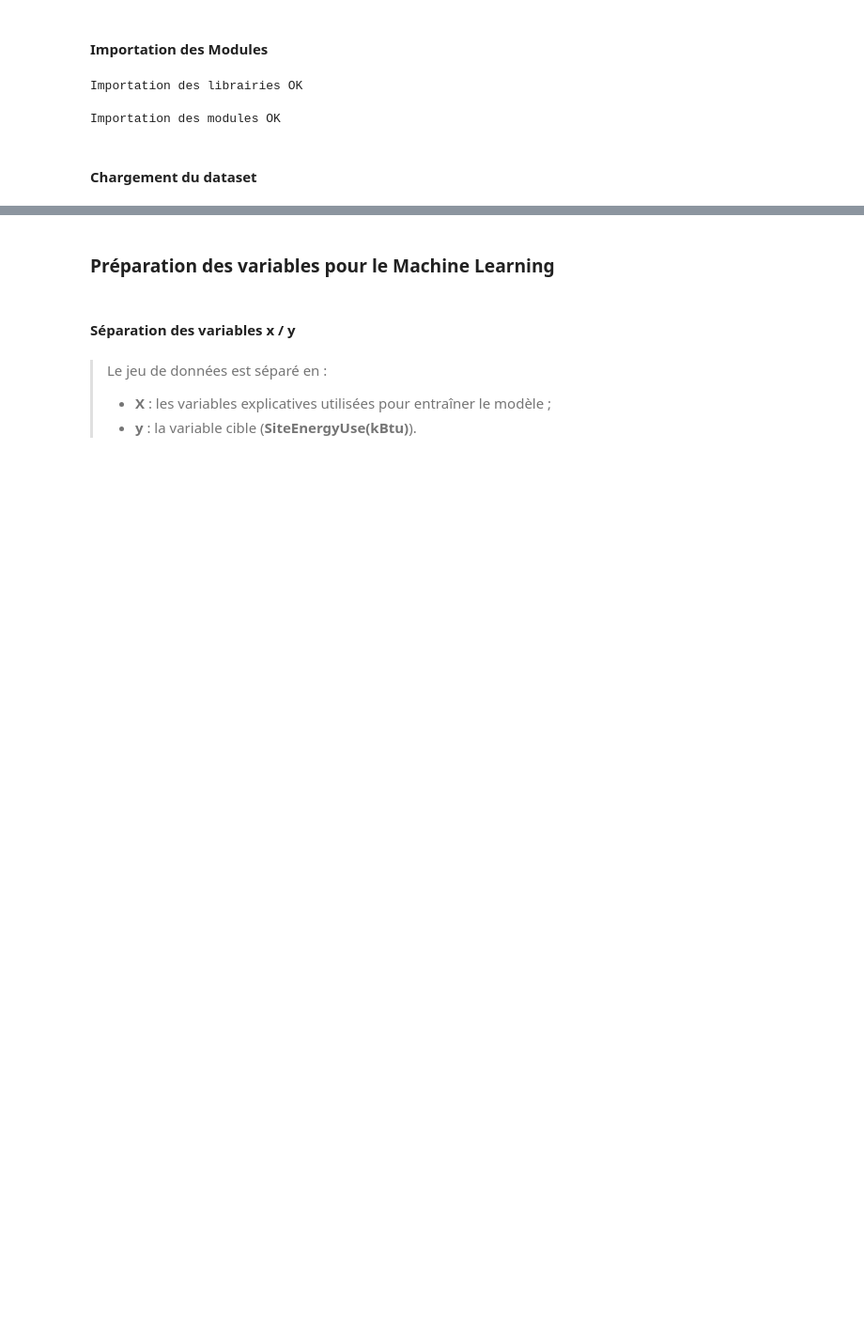
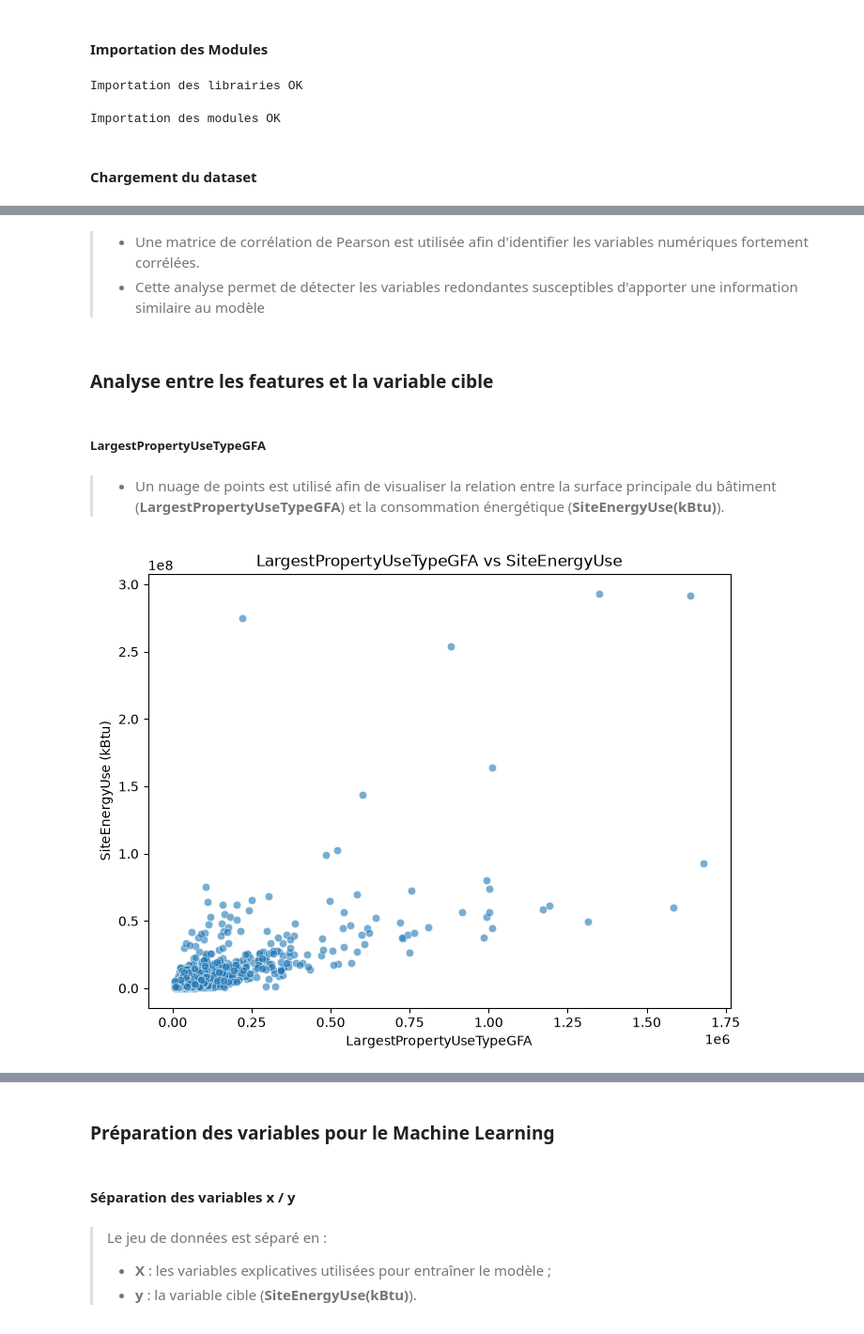
Before and after one commit to rafadmgs/Prediction_Consommation_Energetique_Batiments_Seattle, a Jupyter notebook: notebooks/P3_E3_preparation_modelisation.ipynb, the cells around one changed output, grey strips where cells are left out. Shown at 94% size. Saved outputs shown, nothing was run; the diff lists cells and outputs as text; code cells hidden in the pictures; blank space fills up the shorter version.

```diff
--- a/notebooks/P3_E3_preparation_modelisation.ipynb
+++ b/notebooks/P3_E3_preparation_modelisation.ipynb
@@ -70,0 +90,28 @@ Dimensions du dataset : 1542 lignes, 26 colonnes
+# %% [markdown]
+> -  Une matrice de corrélation de Pearson est utilisée afin d'identifier les variables numériques fortement corrélées.
+> - Cette analyse permet de détecter les variables redondantes susceptibles d'apporter une information similaire au modèle
+# %% [markdown]
+### **Analyse entre les features et la variable cible**
+# %% [markdown]
+##### **LargestPropertyUseTypeGFA**
+# %% [markdown]
+> - Un nuage de points est utilisé afin de visualiser la relation entre la surface principale du bâtiment (**LargestPropertyUseTypeGFA**) et la consommation énergétique (**SiteEnergyUse(kBtu)**).
+# %%
+# Relation entre LargestPropertyUseTypeGFA et SiteEnergyUse
+
+plt.figure(figsize=(8, 6))
+
+sns.scatterplot(
+    data=df,
+    x="largestpropertyusetypegfa",
+    y="siteenergyuse(kbtu)",
+    alpha=0.6
+)
+
+plt.title("LargestPropertyUseTypeGFA vs SiteEnergyUse")
+plt.xlabel("LargestPropertyUseTypeGFA")
+plt.ylabel("SiteEnergyUse (kBtu)")
+
+plt.show()
+# %% [output]
+[figure, added]
```
Also changed, not shown: parts of 15 cells of this notebook, 11 other files.
